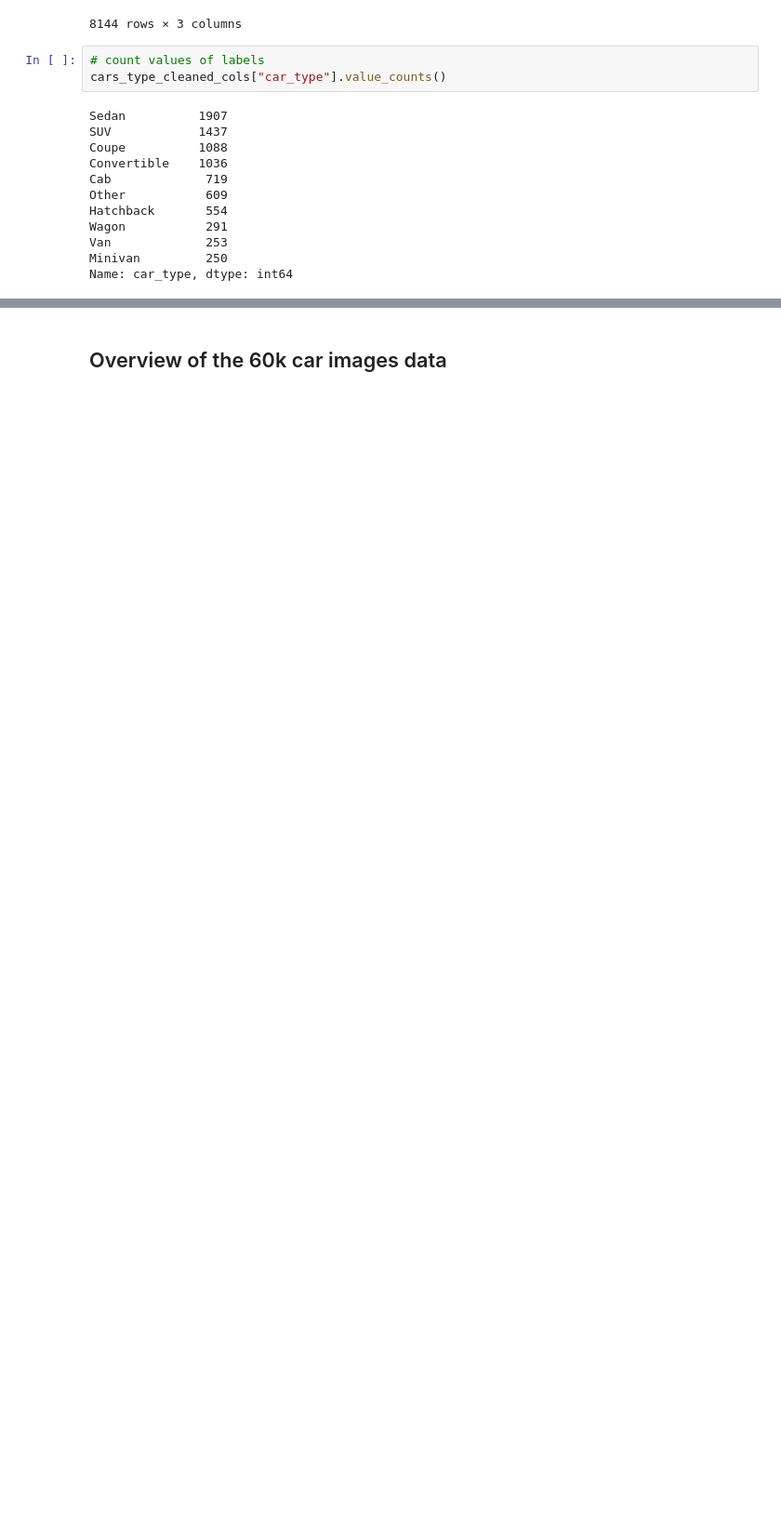
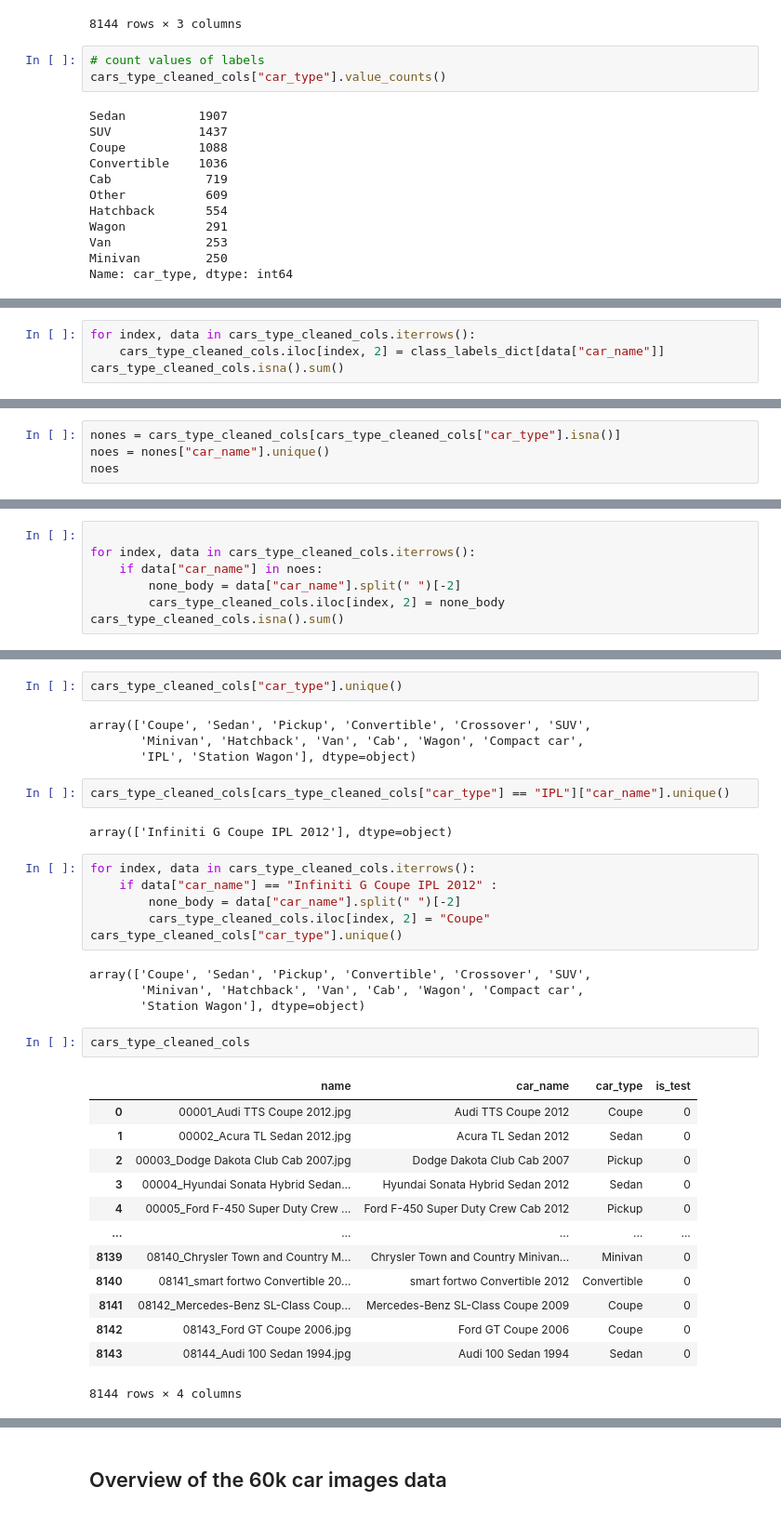
Before and after one commit to MrChriwo/car-body-prediction, a Jupyter notebook: services/data_labeling/Label_checker.ipynb, the cells around one changed output, grey strips where cells are left out. Shown at 93% size. Drawn from its saved outputs; the diff is of its cells as text; blank space fills up the shorter version.

```diff
--- a/services/data_labeling/Label_checker.ipynb
+++ b/services/data_labeling/Label_checker.ipynb
@@ -65,0 +638,4 @@ Name: car_type, dtype: int64
+# %%
+for index, data in cars_type_cleaned_cols.iterrows():
+    cars_type_cleaned_cols.iloc[index, 2] = class_labels_dict[data["car_name"]]
+cars_type_cleaned_cols.isna().sum()
@@ -65,0 +648,4 @@ Name: car_type, dtype: int64
+# %%
+nones = cars_type_cleaned_cols[cars_type_cleaned_cols["car_type"].isna()]
+noes = nones["car_name"].unique()
+noes
@@ -65,0 +656,7 @@ Name: car_type, dtype: int64
+# %%
+
+for index, data in cars_type_cleaned_cols.iterrows():
+    if data["car_name"] in noes:
+        none_body = data["car_name"].split(" ")[-2]
+        cars_type_cleaned_cols.iloc[index, 2] = none_body
+cars_type_cleaned_cols.isna().sum()
@@ -65,0 +669,36 @@ Name: car_type, dtype: int64
+# %%
+cars_type_cleaned_cols["car_type"].unique()
+# %% [output]
+array(['Coupe', 'Sedan', 'Pickup', 'Convertible', 'Crossover', 'SUV',
+       'Minivan', 'Hatchback', 'Van', 'Cab', 'Wagon', 'Compact car',
+       'IPL', 'Station Wagon'], dtype=object)
+# %%
+cars_type_cleaned_cols[cars_type_cleaned_cols["car_type"] == "IPL"]["car_name"].unique()
+# %% [output]
+array(['Infiniti G Coupe IPL 2012'], dtype=object)
+# %%
+for index, data in cars_type_cleaned_cols.iterrows():
+    if data["car_name"] == "Infiniti G Coupe IPL 2012" :
+        none_body = data["car_name"].split(" ")[-2]
+        cars_type_cleaned_cols.iloc[index, 2] = "Coupe"
+cars_type_cleaned_cols["car_type"].unique()
+# %% [output]
+array(['Coupe', 'Sedan', 'Pickup', 'Convertible', 'Crossover', 'SUV',
+       'Minivan', 'Hatchback', 'Van', 'Cab', 'Wagon', 'Compact car',
+       'Station Wagon'], dtype=object)
+# %%
+cars_type_cleaned_cols
+# %% [output]
+|  | name | car_name | car_type | is_test |
+| 0 | 00001_Audi TTS Coupe 2012.jpg | Audi TTS Coupe 2012 | Coupe | 0 |
+| 1 | 00002_Acura TL Sedan 2012.jpg | Acura TL Sedan 2012 | Sedan | 0 |
+| 2 | 00003_Dodge Dakota Club Cab 2007.jpg | Dodge Dakota Club Cab 2007 | Pickup | 0 |
+| 3 | 00004_Hyundai Sonata Hybrid Sedan... | Hyundai Sonata Hybrid Sedan 2012 | Sedan | 0 |
+| 4 | 00005_Ford F-450 Super Duty Crew ... | Ford F-450 Super Duty Crew Cab 2012 | Pickup | 0 |
+| ... | ... | ... | ... | ... |
+| 8139 | 08140_Chrysler Town and Country M... | Chrysler Town and Country Minivan... | Minivan | 0 |
+| 8140 | 08141_smart fortwo Convertible 20... | smart fortwo Convertible 2012 | Convertible | 0 |
+| 8141 | 08142_Mercedes-Benz SL-Class Coup... | Mercedes-Benz SL-Class Coupe 2009 | Coupe | 0 |
+| 8142 | 08143_Ford GT Coupe 2006.jpg | Ford GT Coupe 2006 | Coupe | 0 |
+| 8143 | 08144_Audi 100 Sedan 1994.jpg | Audi 100 Sedan 1994 | Sedan | 0 |
+8144 rows × 4 columns
```
Also changed, not shown: parts of 50 cells of this notebook, 1 other file.
